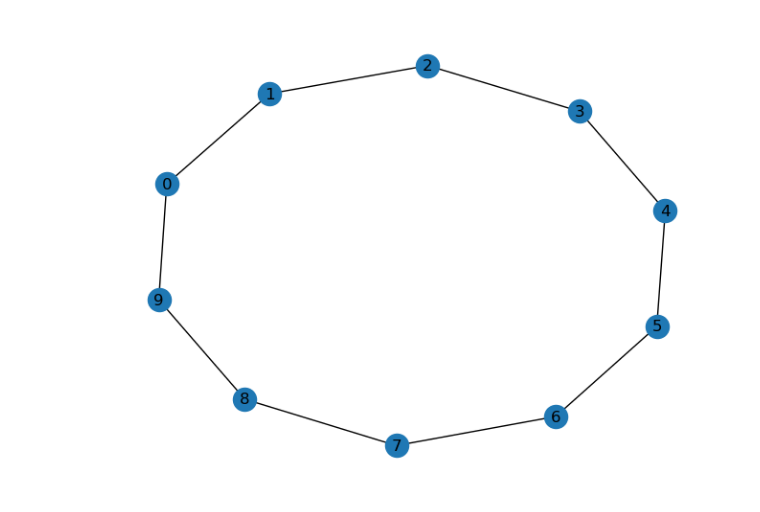
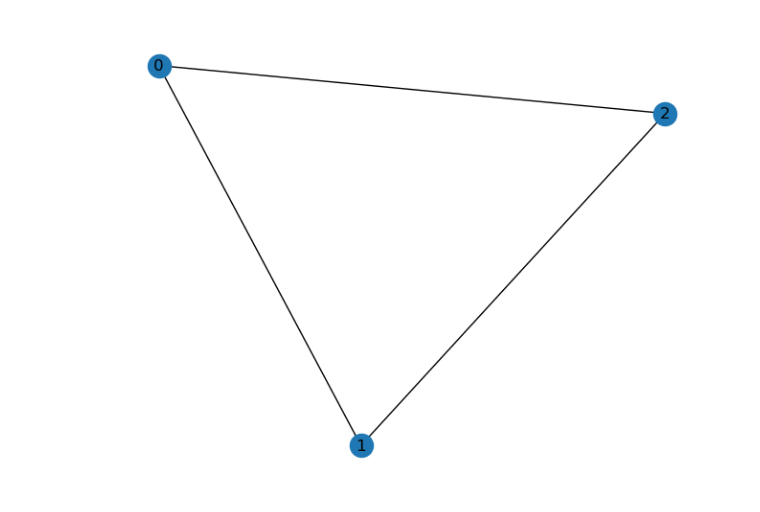
Before and after one commit to Nathaniel-Puckett/Personal-Projects, a Jupyter notebook: (7-21-25) Graph State Generation [UNFINISHED].ipynb, the cells around one changed output. Saved outputs shown, nothing was run; the diff lists cells and outputs as text; code cells hidden in the pictures.

```diff
--- a/(7-21-25) Graph State Generation [UNFINISHED].ipynb
+++ b/(7-21-25) Graph State Generation [UNFINISHED].ipynb
@@ -1,17 +1,18 @@
 # %%
 import networkx as nx
 import numpy as np
 import matplotlib.pyplot as plt
 
 graph_state = nx.Graph()
-graph_state.add_nodes_from(list(range(10)))
+graph_state.add_nodes_from(list(range(3)))
+graph_state.add_edges_from([(0, 1), (1, 2), (2, 0)])
 #graph_state.add_edges_from([(0, 2), (0, 3), (1, 2), (1, 3)])
 #graph_state.add_edges_from([(0, 1), (0, 3), (2, 1), (2, 3)])
 #graph_state.add_edges_from([[0, 1], [1, 2], [2, 3], [3, 4], [4, 5], [5, 0]])
 #graph_state.add_edges_from([[0, 1], [1, 5], [5, 3], [3, 4], [4, 2], [2, 0]])
-graph_state.add_edges_from([[0, 1], [1, 2], [2, 3], [3, 4], [4, 5], [5, 6], [6, 7], [7, 8], [8, 9], [9, 0]])
+#graph_state.add_edges_from([[0, 1], [1, 2], [2, 3], [3, 4], [4, 5], [5, 6], [6, 7], [7, 8], [8, 9], [9, 0]])
 
 nx.draw(graph_state, with_labels=True)
 # %% [output]
-[figure, old version]
+[figure, new version]
 # %%
```
Also changed, not shown: parts of 1 cell of this notebook.
